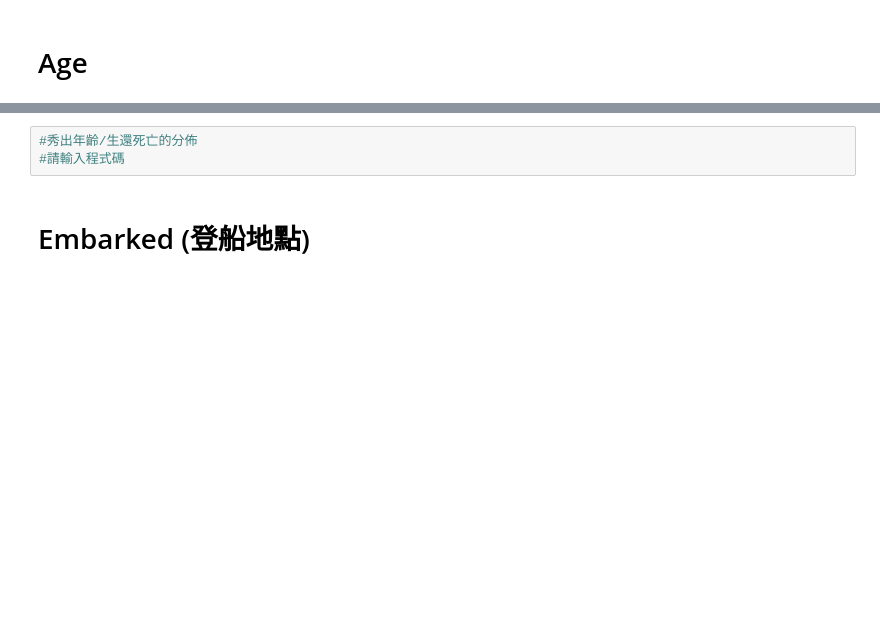
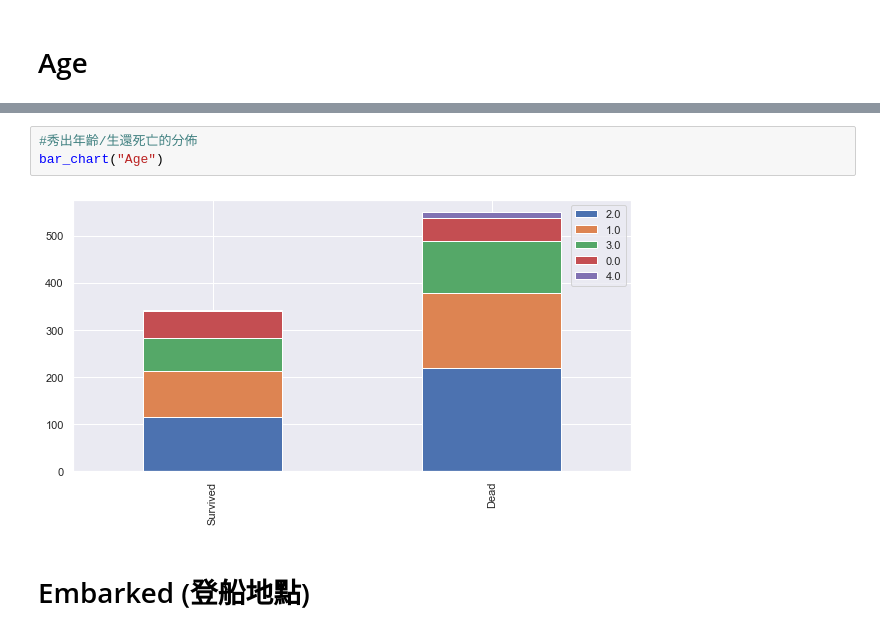
Before and after one commit to peter0512lee/YZU-Machine-Learning, a Jupyter notebook: Week9/DNN-ToStudents.ipynb, the cells around one changed output, grey strips where cells are left out. Drawn from its saved outputs; the diff is of its cells as text; blank space fills up the shorter version.

```diff
--- a/Week9/DNN-ToStudents.ipynb
+++ b/Week9/DNN-ToStudents.ipynb
@@ -222,6 +273,8 @@ dataset.head()
 # %%
 #秀出年齡/生還死亡的分佈
-#請輸入程式碼
+bar_chart("Age")
+# %% [output]
+[figure, added]
 # %% [markdown]
 # Embarked (登船地點)
 # %%
```
Also changed, not shown: parts of 38 cells of this notebook.
